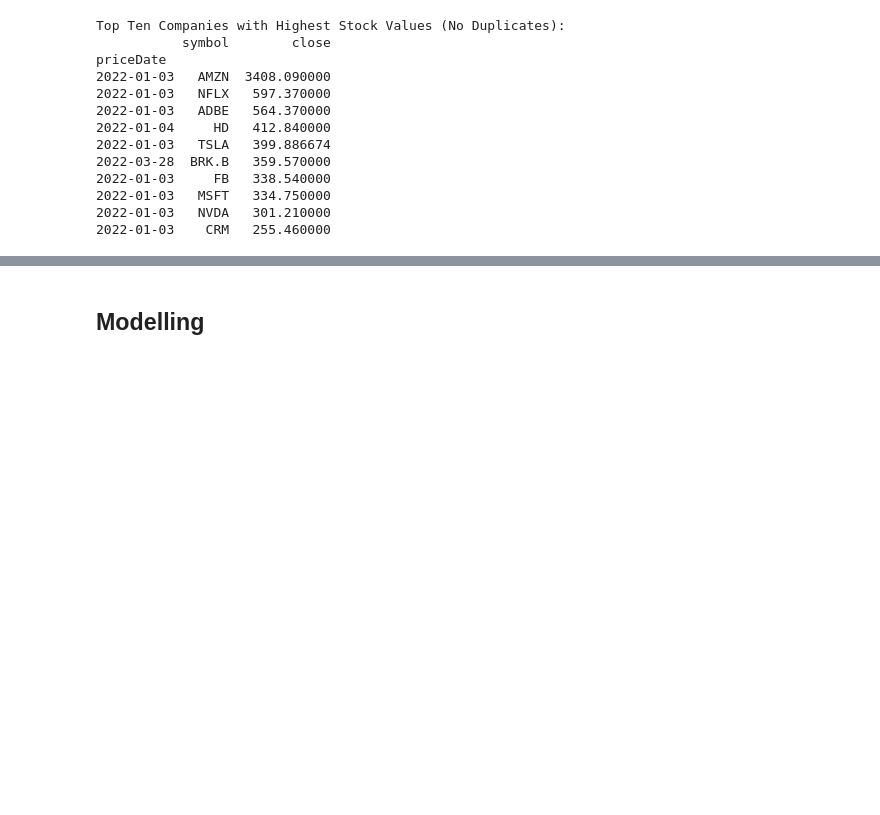
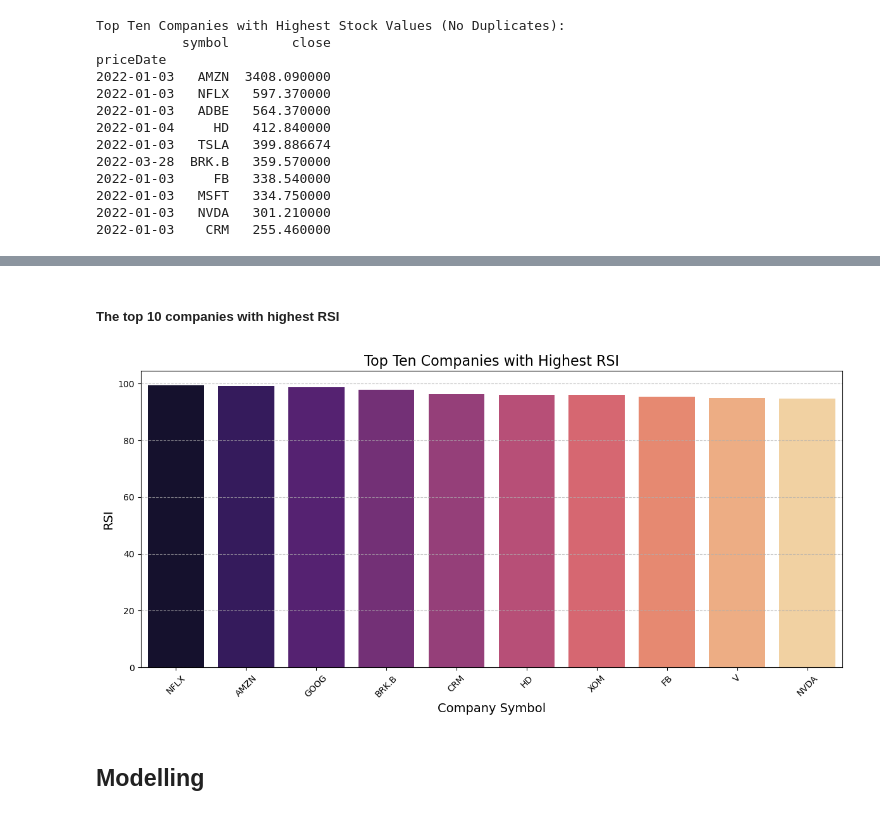
Before and after one commit to Rgmoogachiri/captsone_project, a Jupyter notebook: Stock.ipynb, the cells around one changed output, grey strips where cells are left out. Drawn from its saved outputs; the diff is of its cells as text; code cells hidden in the pictures; blank space fills up the shorter version.

```diff
--- a/Stock.ipynb
+++ b/Stock.ipynb
@@ -359,3 +447,24 @@ priceDate
+# %% [markdown]
+##### The top 10 companies with highest RSI
+# %%
+# Sort DataFrame by 'RSI' column in descending order
+sorted_stocks_df = stocks_df.sort_values(by='rsi', ascending=False)
+
+# Filter out duplicate companies
+unique_top_ten_companies = sorted_stocks_df.drop_duplicates(subset='symbol').head(10)
+
+# Plot bar graph
+plt.figure(figsize=(12, 6))
+sns.barplot(data=unique_top_ten_companies, x='symbol', y='rsi', palette='magma')
+plt.xlabel('Company Symbol', fontsize=14)
+plt.ylabel('RSI', fontsize=14)
+plt.title('Top Ten Companies with Highest RSI', fontsize=16)
+plt.xticks(rotation=45)
+plt.grid(axis='y', linestyle='--', alpha=0.7)
+plt.tight_layout()
+plt.show()
+# %% [output]
+[figure, added]
 # %% [markdown]
 ## Modelling
 # %% [markdown]
```
Also changed, not shown: parts of 92 cells of this notebook.
